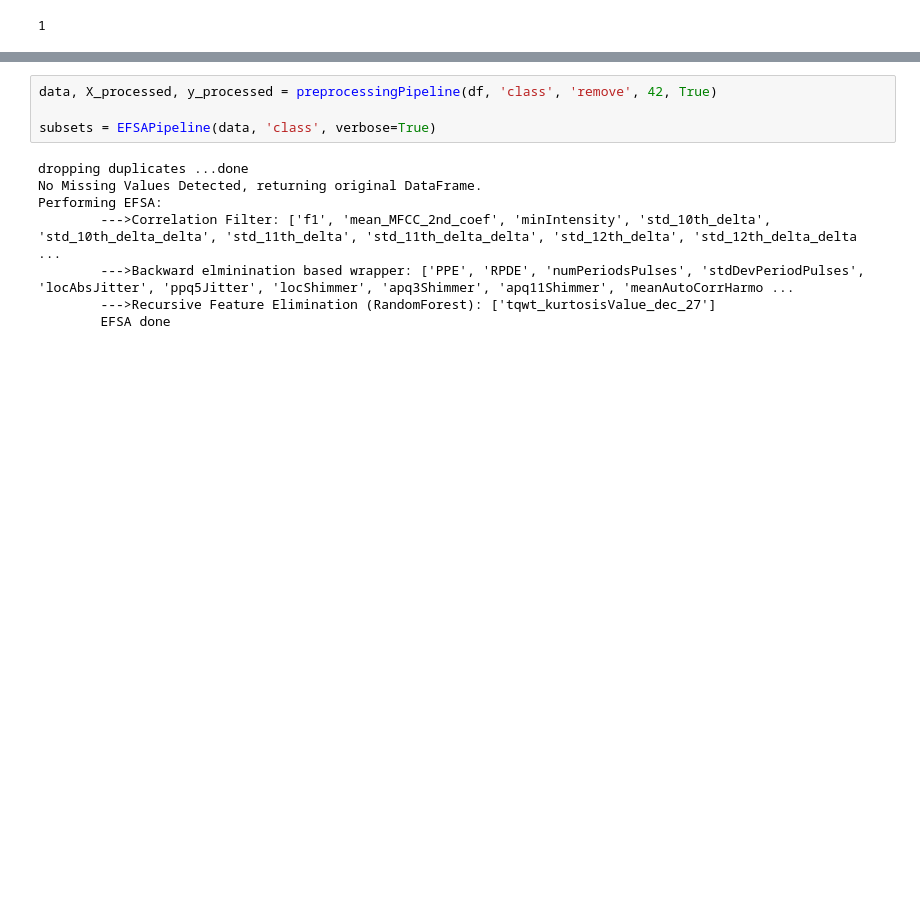
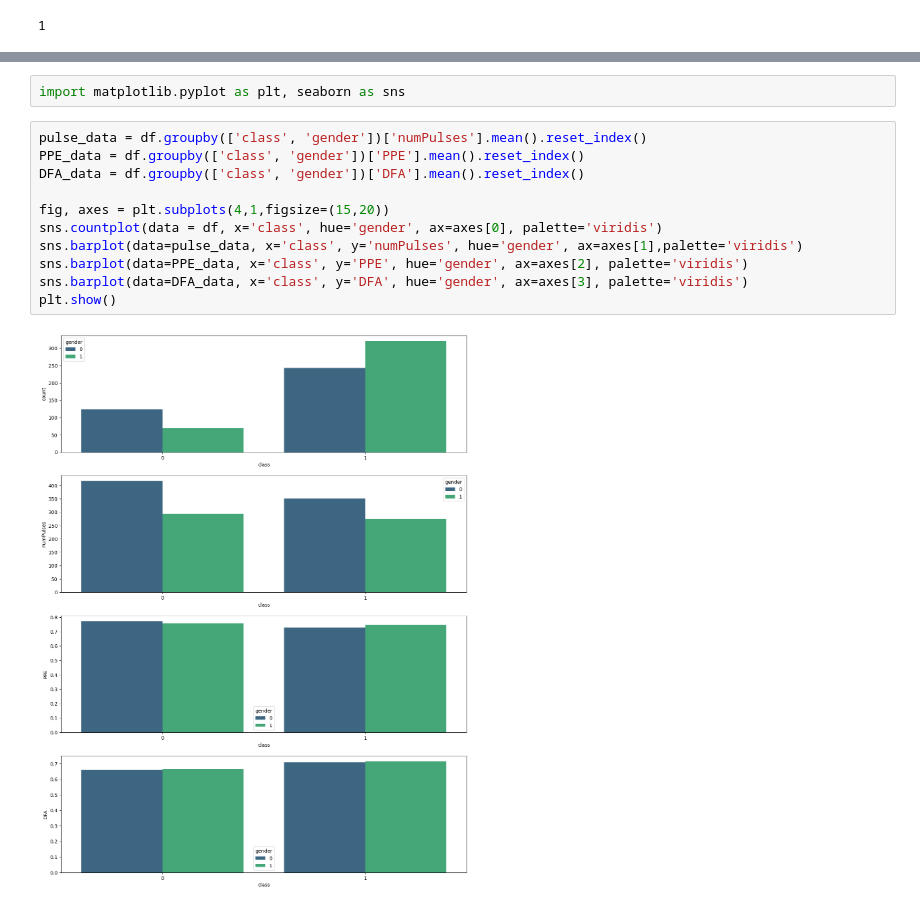
Before and after one commit to blueskullMRX/machine_learning_algorithms, a Jupyter notebook: notebook.ipynb, the cells around one changed output, grey strips where cells are left out. Saved outputs shown, nothing was run; the diff lists cells and outputs as text; blank space fills up the shorter version.

```diff
--- a/notebook.ipynb
+++ b/notebook.ipynb
@@ -219,12 +55,15 @@ def EFSAPipeline(dataframe, target_column, verbose=False):
-# %%
-data, X_processed, y_processed = preprocessingPipeline(df, 'class', 'remove', 42, True)
-
-subsets = EFSAPipeline(data, 'class', verbose=True)
-# %% [output]
-dropping duplicates ...done
-No Missing Values Detected, returning original DataFrame.
-Performing EFSA:
-        --->Correlation Filter: ['f1', 'mean_MFCC_2nd_coef', 'minIntensity', 'std_10th_delta', 'std_10th_delta_delta', 'std_11th_delta', 'std_11th_delta_delta', 'std_12th_delta', 'std_12th_delta_delta ...
-        --->Backward elminination based wrapper: ['PPE', 'RPDE', 'numPeriodsPulses', 'stdDevPeriodPulses', 'locAbsJitter', 'ppq5Jitter', 'locShimmer', 'apq3Shimmer', 'apq11Shimmer', 'meanAutoCorrHarmo ...
-        --->Recursive Feature Elimination (RandomForest): ['tqwt_kurtosisValue_dec_27']
-        EFSA done
+# %%
+import matplotlib.pyplot as plt, seaborn as sns
+# %%
+pulse_data = df.groupby(['class', 'gender'])['numPulses'].mean().reset_index()
+PPE_data = df.groupby(['class', 'gender'])['PPE'].mean().reset_index()
+DFA_data = df.groupby(['class', 'gender'])['DFA'].mean().reset_index()
+
+fig, axes = plt.subplots(4,1,figsize=(15,20))
+sns.countplot(data = df, x='class', hue='gender', ax=axes[0], palette='viridis')
+sns.barplot(data=pulse_data, x='class', y='numPulses', hue='gender', ax=axes[1],palette='viridis')
+sns.barplot(data=PPE_data, x='class', y='PPE', hue='gender', ax=axes[2], palette='viridis')
+sns.barplot(data=DFA_data, x='class', y='DFA', hue='gender', ax=axes[3], palette='viridis')
+plt.show()
+# %% [output]
+[figure, added]
```
Also changed, not shown: parts of 16 cells of this notebook, 1 other file.
